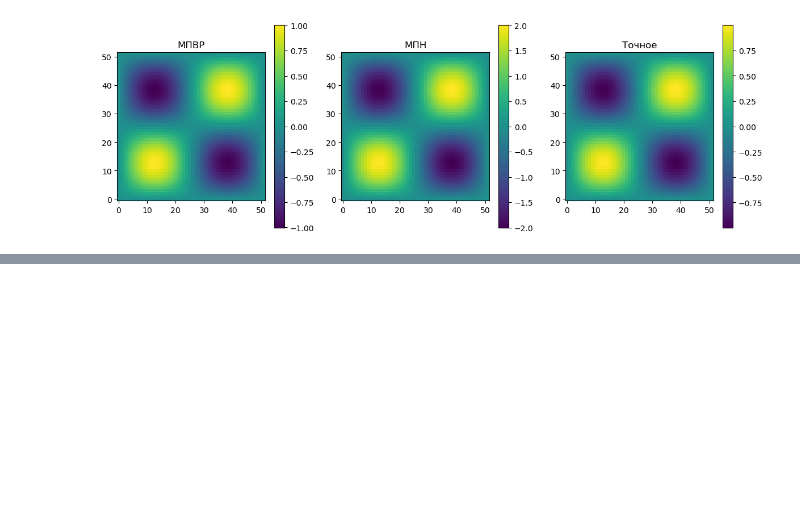
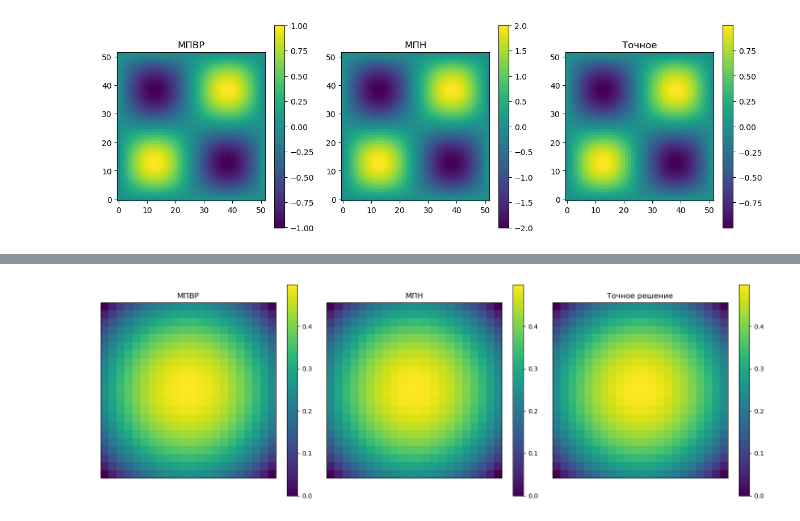
Before and after one commit to fuodorov/computational-physics, a Jupyter notebook: lesson_15/task_3.ipynb, the cells around one changed output, grey strips where cells are left out. Drawn from its saved outputs; the diff is of its cells as text; code cells hidden in the pictures; blank space fills up the shorter version.

```diff
--- a/lesson_15/task_3.ipynb
+++ b/lesson_15/task_3.ipynb
@@ -793,7 +793,7 @@ def phi_exact(x, y):
     return x*(1-x) + y*(1-y)  # Точное решение
 
 # Параметры
-I = K = 100
+I = K = 20
 h = 1 / (I + 1)
 hx = hy = h
 x = np.linspace(0, 1, I + 2)
@@ -819,92 +819,90 @@ def mpvr_solver(rho, omega=1.7, eps=1e-6, max_iter=100000):
     phi = np.zeros_like(rho)
     phi_new = np.zeros_like(rho)
 
-    # Коэффициент для стабильности
     r = omega / (2 * (hx**2 + hy**2))
 
     for it in range(max_iter):
-        # Итерации по всем точкам сетки
         for i in range(1, I + 1):
             for j in range(1, K + 1):
-                # Обновление значений
                 phi_new[i, j] = (1 - omega)*phi[i,j] + r*(
                     hy**2*(phi_new[i-1,j] + phi[i+1,j]) +
                     hx**2*(phi_new[i,j-1] + phi[i,j+1]) +
                     4*np.pi*hx**2*hy**2*rho[i,j]
                 )
 
-        # Применяем граничные условия
         apply_boundary_conditions(phi_new)
-
-        # Проверка сходимости
         max_diff = np.max(np.abs(phi_new - phi))
         if max_diff < eps:
             break
         phi[:] = phi_new
-
     return phi_new, it
 
-# ... (mpn_solver и thomas_algorithm остаются без изменений)
 def mpn_solver(rho, tau=None, eps=1e-6, max_iter=100000):
     phi = np.zeros_like(rho)
-    phi_new = phi.copy()
+    phi_half = np.zeros_like(rho)  # Промежуточное решение φ^{n+1/2}
+
+    I, K = rho.shape[0]-2, rho.shape[1]-2  # Число внутренних точек
     h1 = h2 = h
-    I, K = rho.shape[0]-2, rho.shape[1]-2
 
     # Оптимальный параметр
     if tau is None:
-        tau = h**2 / np.sin(np.pi/(I+1))
+        M = min(I, K)
+        tau = h**2 / np.sin(np.pi/(M+1))
 
     for it in range(max_iter):
         phi_old = phi.copy()
 
-        # Первый полушаг (x-direction)
+        # 1. Первый полушаг: неявный по x, явный по y
+        # Вычисляем правую часть F_x
         F_x = np.zeros_like(rho)
         for i in range(1, I+1):
             for k in range(1, K+1):
-                F_x[i,k] = h1**2 * (2/tau * phi[i,k] +
-                          h2**2 * F_x[i,k] +
-                          4*np.pi*rho[i,k])
+                # Явная часть по y (Λ_22 φ^n)
+                laplacian_y = (phi[i,k+1] - 2*phi[i,k] + phi[i,k-1])/h2**2
+                F_x[i,k] = h1**2 * (laplacian_y + 4*np.pi*rho[i,k] + (2/tau)*phi[i,k])
 
         # Решаем систему по x
         for k in range(1, K+1):
-            a = np.zeros(I)
-            b = np.zeros(I)
-            c = np.zeros(I)
-            d = np.zeros(I)
+            a = np.ones(I)
+            b = -2*(1 + h1**2/tau)*np.ones(I)
+            c = np.ones(I)
+            d = -F_x[1:I+1,k]
 
-            for i in range(1, I+1):
-                a[i-1] = 1
-                b[i-1] = -2*(1 + h1**2/tau)
-                c[i-1] = 1
-                d[i-1] = -F_x[i,k]
+            # Учет граничных условий по x
+            d[0] -= phi[0,k]    # Левая граница
+            d[-1] -= phi[-1,k]  # Правая граница
 
-            phi_new[1:I+1,k] = thomas_algorithm(a, b, c, d)
+            phi_half[1:I+1,k] = thomas_algorithm(a, b, c, d)
 
-        # Второй полушаг (y-direction)
+        # Применяем граничные условия для промежуточного решения
+        apply_boundary_conditions(phi_half)
+
+        # 2. Второй полушаг: неявный по y, явный по x
+        # Вычисляем правую часть F_y
         F_y = np.zeros_like(rho)
         for i in range(1, I+1):
             for k in range(1, K+1):
-                F_y[i,k] = h2**2 * (2/tau * phi_new[i,k] +
-                          h1**2 * F_y[i,k] +
-                          4*np.pi*rho[i,k])
+                # Явная часть по x (Λ_11 φ^{n+1/2})
+                laplacian_x = (phi_half[i+1,k] - 2*phi_half[i,k] + phi_half[i-1,k])/h1**2
+                F_y[i,k] = h2**2 * (laplacian_x + 4*np.pi*rho[i,k] + (2/tau)*phi_half[i,k])
 
         # Решаем систему по y
         for i in range(1, I+1):
-            a = np.zeros(K)
-            b = np.zeros(K)
-            c = np.zeros(K)
-            d = np.zeros(K)
+            a = np.ones(K)
+            b = -2*(1 + h2**2/tau)*np.ones(K)
+            c = np.ones(K)
+            d = -F_y[i,1:K+1]
 
-            for k in range(1, K+1):
-                a[k-1] = 1
-                b[k-1] = -2*(1 + h2**2/tau)
-                c[k-1] = 1
-                d[k-1] = -F_y[i,k]
+            # Учет граничных условий по y
+            d[0] -= phi_half[i,0]    # Нижняя граница
+            d[-1] -= phi_half[i,-1]  # Верхняя граница
 
             phi[i,1:K+1] = thomas_algorithm(a, b, c, d)
 
+        # Применяем граничные условия
         apply_boundary_conditions(phi)
+
+        # Проверка сходимости
         residual = np.max(np.abs(phi - phi_old))
         if residual < eps:
             break
@@ -942,13 +940,13 @@ PHI_EXACT = phi_exact(X, Y)
 # МПВР
 start = time()
 omega_opt = 2./(1.+np.sin(np.pi/I))
-phi_mpvr, iterations = mpvr_solver(RHO, omega=omega_opt/2, eps=1e-6)
+phi_mpvr, iterations = mpvr_solver(RHO, omega=omega_opt, eps=1e-7)
 t_mpvr = time() - start
 
 # МПН
 start = time()
 tau_opt = h**2 / np.sin(np.pi/(I+1))
-phi_mpn, it_mpn = mpn_solver(RHO, tau=tau_opt, eps=1e-6)
+phi_mpn, it_mpn = mpn_solver(RHO, tau=tau_opt, eps=1e-5)
 t_mpn = time() - start
 
 # Ошибки
@@ -956,8 +954,8 @@ rmse_mpvr = np.sqrt(np.mean((phi_mpvr - PHI_EXACT)**2))
 rmse_mpn = np.sqrt(np.mean((phi_mpn - PHI_EXACT)**2))
 
 # Вывод результатов
-print(f"МПВР: {iterations} итераций, время: {t_mpvr:.2f} сек")
-print(f"МПН: {it_mpn} итераций, время: {t_mpn:.2f} сек")
+print(f"МПВР: {iterations} итераций, ошибка: {rmse_mpvr:.2e}")
+print(f"МПН: {it_mpn} итераций, ошибка: {rmse_mpn:.2e}")
 
 # Визуализация
 fig, ax = plt.subplots(1, 3, figsize=(15,5))
@@ -977,3 +975,4 @@ plt.colorbar(ax[1].images[0], ax=ax[1])
 plt.colorbar(ax[2].images[0], ax=ax[2])
 plt.tight_layout()
 plt.show()
+# %% [output]
@@ -979,0 +981 @@ plt.show()
+[figure, added]
```
Also changed, not shown: parts of 2 cells of this notebook.
